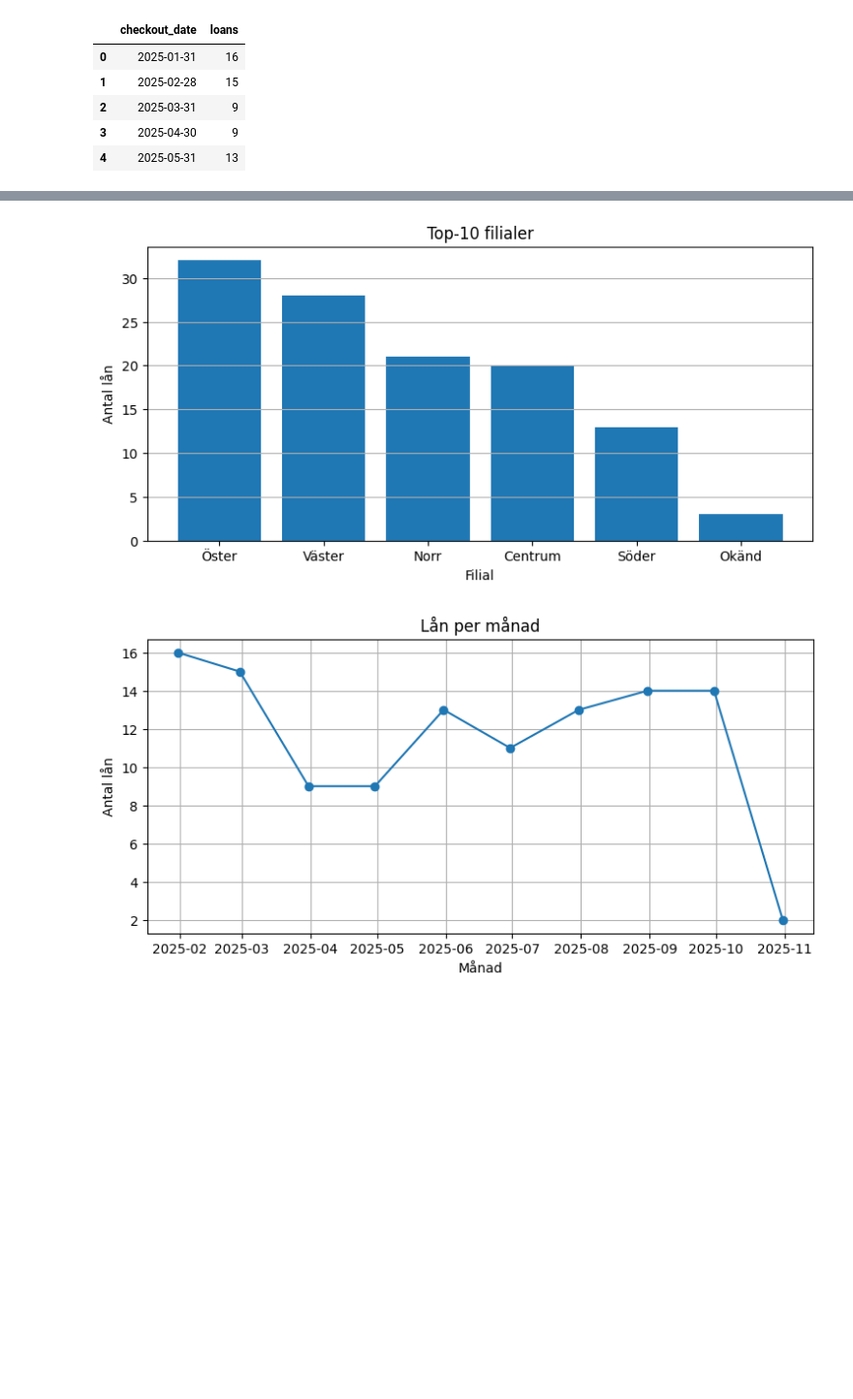
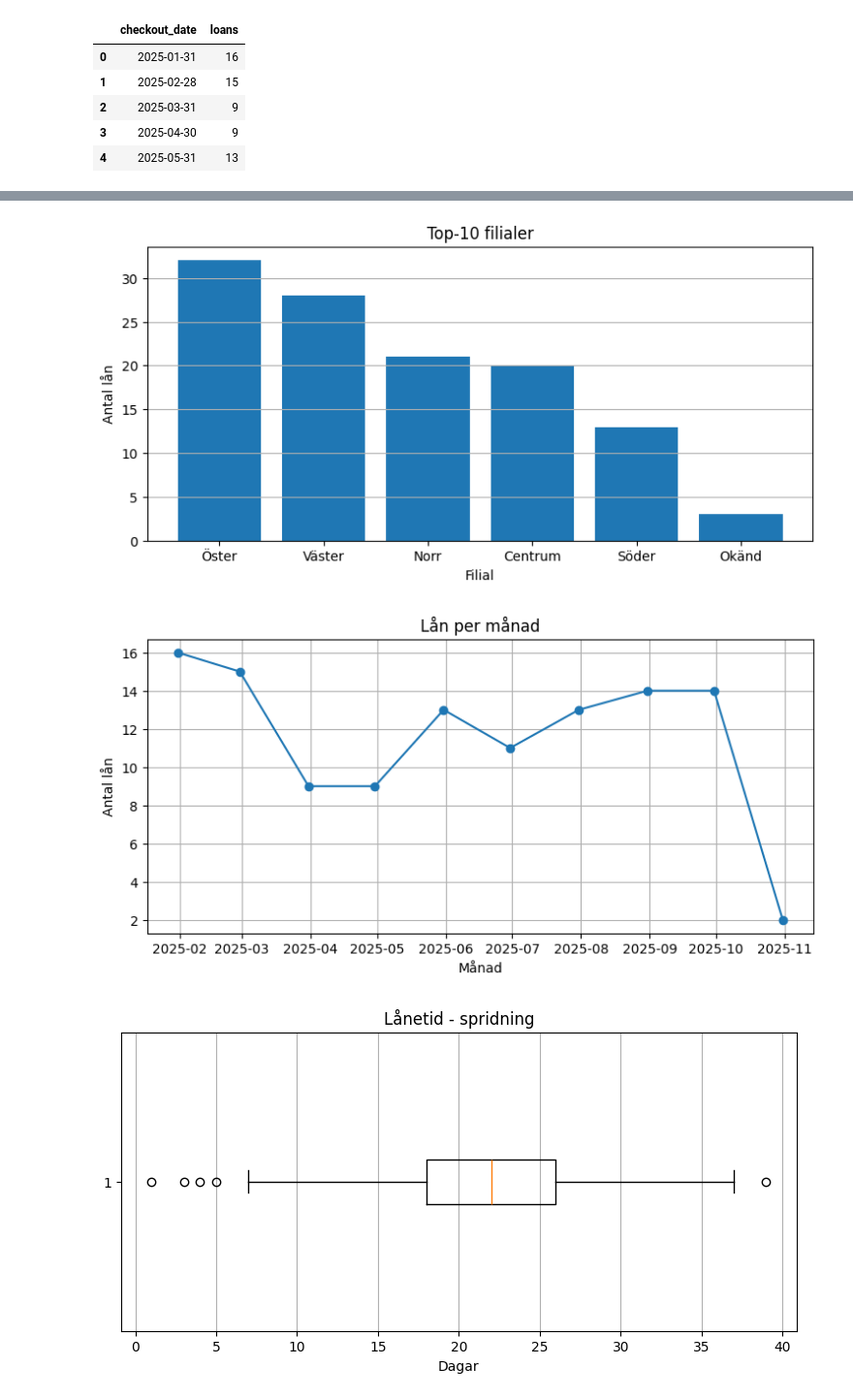
Before and after one commit to Joakim-Avanoria/EDA---Biblioteket, a Jupyter notebook: report.ipynb, the cells around one changed output, grey strips where cells are left out. Shown at 97% size. Cells and saved outputs as stored; diff of their text form; code cells hidden in the pictures; blank space fills up the shorter version.

```diff
--- a/report.ipynb
+++ b/report.ipynb
@@ -79,17 +79,21 @@ from src import viz as V
 # Lån per genre
 fig, ax = plt.subplots(figsize=(9, 4))
 V.bar(ax, by_genre["genre"], by_genre["loans"], "Lån per genre", "Genre", "Antal lån")
+plt.savefig("images/fig_loans_by_genre.png", dpi=200)
 
 # Top-10 filialer
 fig, ax = plt.subplots(figsize=(9, 4))
 top_10 = by_branch.head(10)
 V.bar(ax, top_10["branch"], top_10["loans"], "Top-10 filialer", "Filial", "Antal lån")
+plt.savefig("images/fig_top10_branches.png", dpi=200)
 
 # Lån per månad
 fig, ax = plt.subplots(figsize=(9, 4))
 V.line(ax, ts_month["checkout_date"], ts_month["loans"], "Lån per månad", "Månad", "Antal lån")
+plt.savefig("images/fig_loans_over_months.png", dpi=200)
 
 # Spridning av lånetid
 fig, ax = plt.subplots(figsize=(9, 4))
-V.box_h(ax, df["loan_days"])
+V.box_h(ax, df["loan_days"], "Lånetid - spridning", "Dagar")
+plt.savefig("images/fig_loan_days_box.png", dpi=200)
 # %% [output]
@@ -97,3 +100,4 @@ V.box_h(ax, df["loan_days"])
 [figure]
 [figure]
 [figure]
+[figure, added]
```
Also changed, not shown: parts of 4 cells of this notebook, 7 other files.
